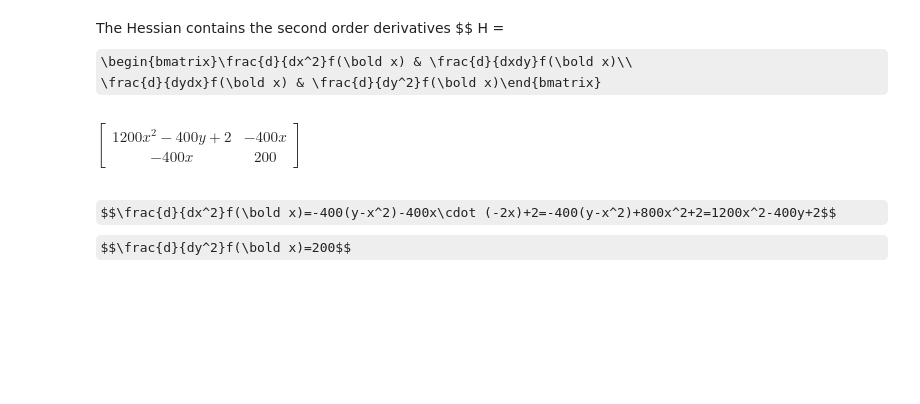
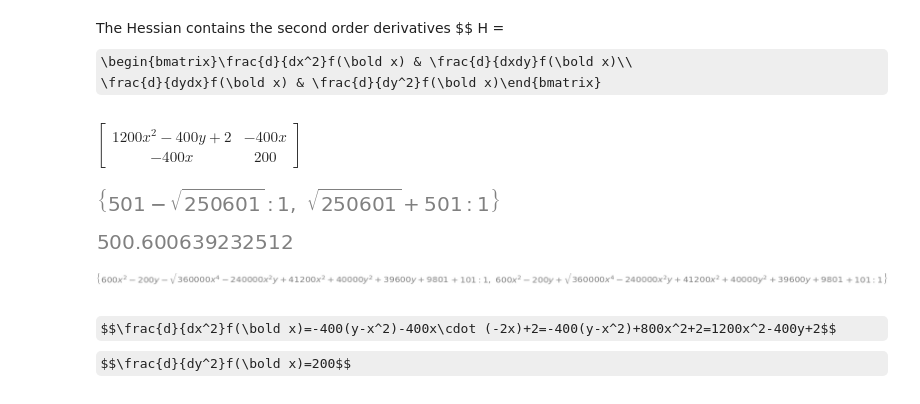
Before and after one commit to Tolsager/opt_hw1, a Jupyter notebook: victor.ipynb, the cells around one changed output. Cells and saved outputs as stored; diff of their text form; code cells hidden in the pictures; some formulas as TeX source; blank space fills up the shorter version.

```diff
--- a/victor.ipynb
+++ b/victor.ipynb
@@ -47,3 +48,16 @@ d2f = sp.Matrix([
 d2f
 # %% [output]
 $\displaystyle \left[\begin{matrix}1200 x^{2} - 400 y + 2 & - 400 x\\- 400 x & 200\end{matrix}\right]$
+# %%
+h11 = d2f.subs([(x, 1), (y, 1)])
+h11.eigenvals()
+# %% [output]
+[figure, added]
+# %%
+math.sqrt(250601)
+# %% [output]
+[figure, added]
+# %%
+d2f.eigenvals()
+# %% [output]
+[figure, added]
```
Also changed, not shown: parts of 14 cells of this notebook.
